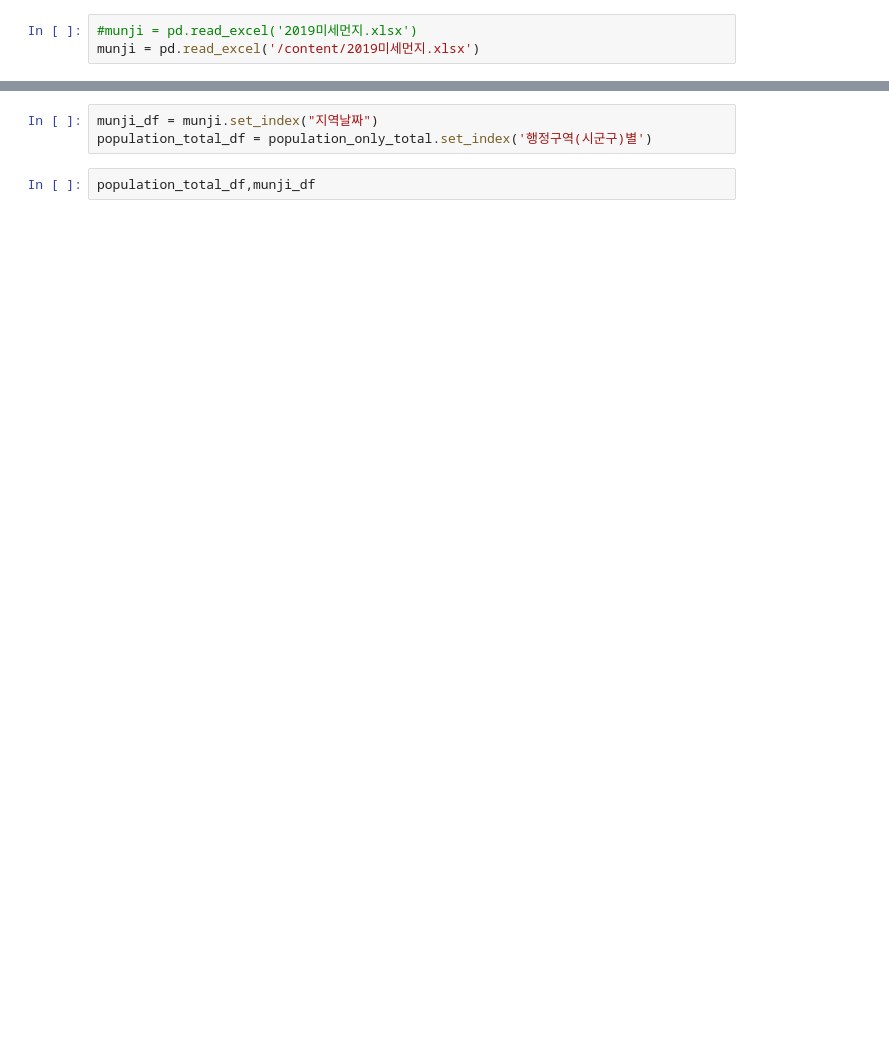
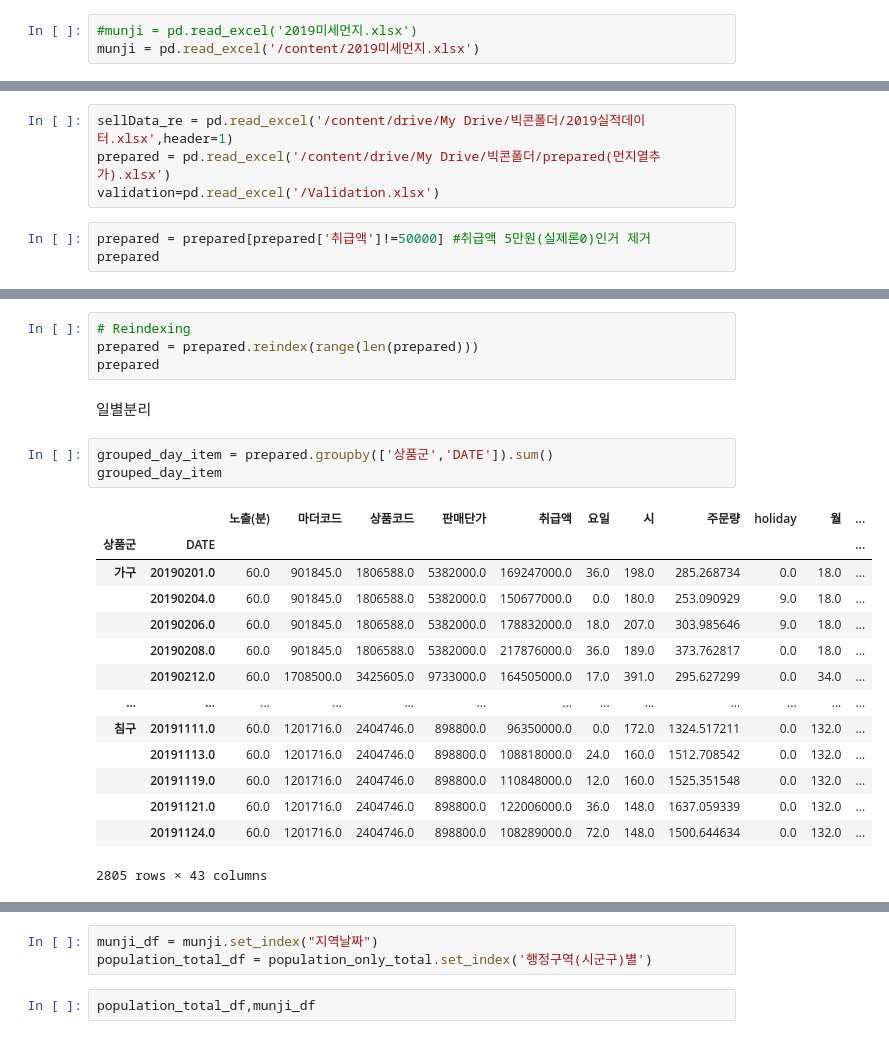
Before and after one commit to Hyerim0203/BigPyson, a Jupyter notebook: Bigcon_Munji.ipynb, the cells around one changed output, grey strips where cells are left out. Saved outputs shown, nothing was run; the diff lists cells and outputs as text; blank space fills up the shorter version.

```diff
--- a/Bigcon_Munji.ipynb
+++ b/Bigcon_Munji.ipynb
@@ -15,0 +16,7 @@ NameError: ignored
+# %%
+sellData_re = pd.read_excel('/content/drive/My Drive/빅콘폴더/2019실적데이터.xlsx',header=1)
+prepared = pd.read_excel('/content/drive/My Drive/빅콘폴더/prepared(먼지열추가).xlsx')
+validation=pd.read_excel('/Validation.xlsx')
+# %%
+prepared = prepared[prepared['취급액']!=50000] #취급액 5만원(실제론0)인거 제거
+prepared
@@ -15,0 +31,24 @@ NameError: ignored
+# %%
+# Reindexing
+prepared = prepared.reindex(range(len(prepared)))
+prepared
+# %% [markdown]
+일별분리
+# %%
+grouped_day_item = prepared.groupby(['상품군','DATE']).sum()
+grouped_day_item
+# %% [output]
+|  |  | 노출(분) | 마더코드 | 상품코드 | 판매단가 | 취급액 | 요일 | 시 | 주문량 | holiday | 월 | ... |
+| 상품군 | DATE |  |  |  |  |  |  |  |  |  |  | ... |
+| 가구 | 20190201.0 | 60.0 | 901845.0 | 1806588.0 | 5382000.0 | 169247000.0 | 36.0 | 198.0 | 285.268734 | 0.0 | 18.0 | ... |
+|  | 20190204.0 | 60.0 | 901845.0 | 1806588.0 | 5382000.0 | 150677000.0 | 0.0 | 180.0 | 253.090929 | 9.0 | 18.0 | ... |
+|  | 20190206.0 | 60.0 | 901845.0 | 1806588.0 | 5382000.0 | 178832000.0 | 18.0 | 207.0 | 303.985646 | 9.0 | 18.0 | ... |
+|  | 20190208.0 | 60.0 | 901845.0 | 1806588.0 | 5382000.0 | 217876000.0 | 36.0 | 189.0 | 373.762817 | 0.0 | 18.0 | ... |
+|  | 20190212.0 | 60.0 | 1708500.0 | 3425605.0 | 9733000.0 | 164505000.0 | 17.0 | 391.0 | 295.627299 | 0.0 | 34.0 | ... |
+| ... | ... | ... | ... | ... | ... | ... | ... | ... | ... | ... | ... | ... |
+| 침구 | 20191111.0 | 60.0 | 1201716.0 | 2404746.0 | 898800.0 | 96350000.0 | 0.0 | 172.0 | 1324.517211 | 0.0 | 132.0 | ... |
+|  | 20191113.0 | 60.0 | 1201716.0 | 2404746.0 | 898800.0 | 108818000.0 | 24.0 | 160.0 | 1512.708542 | 0.0 | 132.0 | ... |
+|  | 20191119.0 | 60.0 | 1201716.0 | 2404746.0 | 898800.0 | 110848000.0 | 12.0 | 160.0 | 1525.351548 | 0.0 | 132.0 | ... |
+|  | 20191121.0 | 60.0 | 1201716.0 | 2404746.0 | 898800.0 | 122006000.0 | 36.0 | 148.0 | 1637.059339 | 0.0 | 132.0 | ... |
+|  | 20191124.0 | 60.0 | 1201716.0 | 2404746.0 | 898800.0 | 108289000.0 | 72.0 | 148.0 | 1500.644634 | 0.0 | 132.0 | ... |
+2805 rows × 43 columns
```
Also changed, not shown: parts of 30 cells of this notebook.
